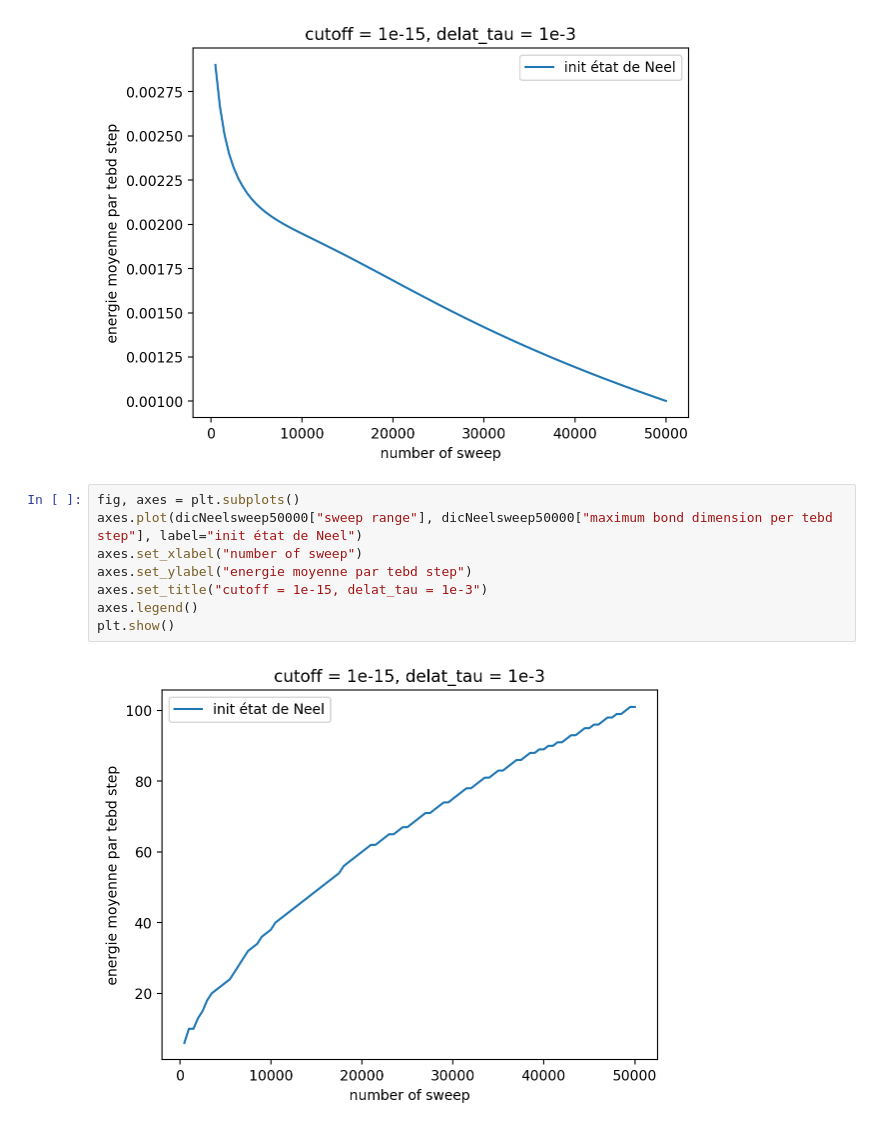
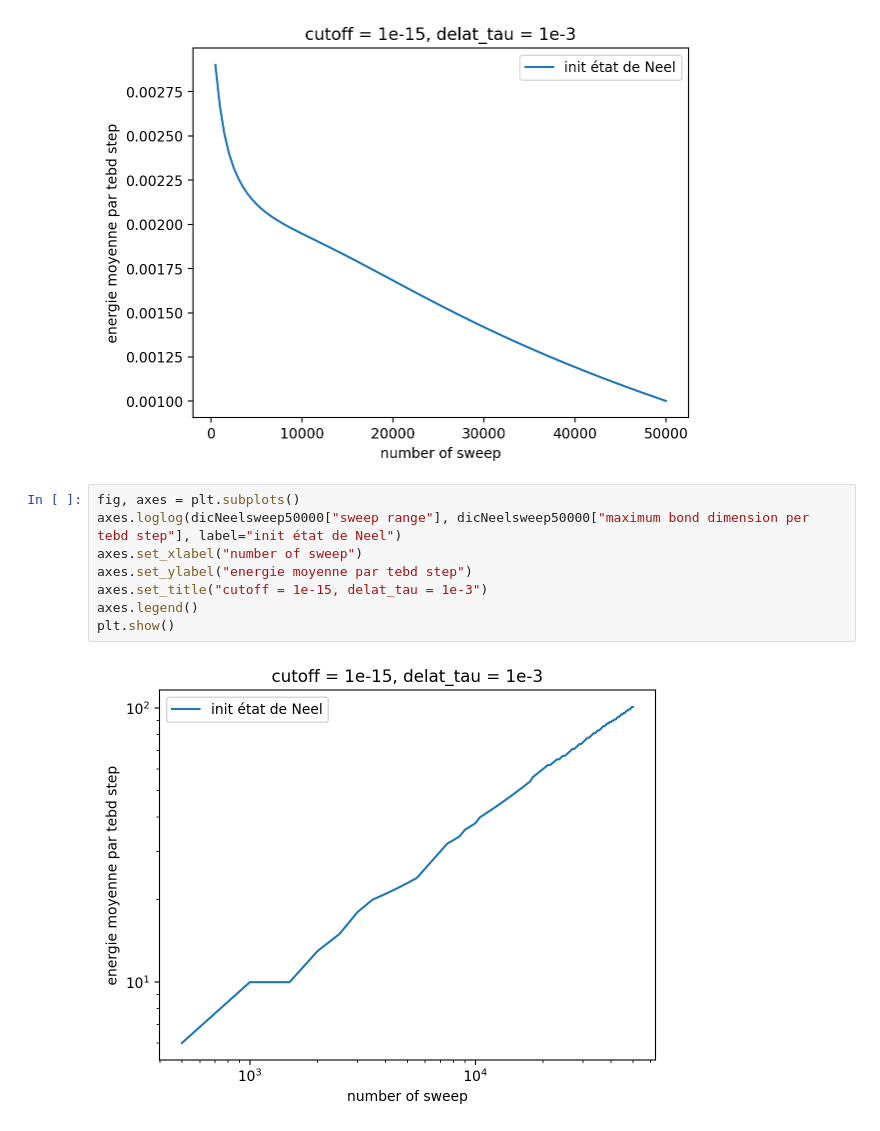
Before and after one commit to romanbeauvallet/Many-Body-Localization, a Jupyter notebook: analyse_simulations_julia/analysis.ipynb, the cells around one changed output. Drawn from its saved outputs; the diff is of its cells as text.

```diff
--- a/analyse_simulations_julia/analysis.ipynb
+++ b/analyse_simulations_julia/analysis.ipynb
@@ -257,11 +257,11 @@ plt.show()
 [figure]
 # %%
 fig, axes = plt.subplots()
-axes.plot(dicNeelsweep50000["sweep range"], dicNeelsweep50000["maximum bond dimension per tebd step"], label="init état de Neel")
+axes.loglog(dicNeelsweep50000["sweep range"], dicNeelsweep50000["maximum bond dimension per tebd step"], label="init état de Neel")
 axes.set_xlabel("number of sweep")
 axes.set_ylabel("energie moyenne par tebd step")
 axes.set_title("cutoff = 1e-15, delat_tau = 1e-3")
 axes.legend()
 plt.show()
 # %% [output]
-[figure, old version]
+[figure, new version]
```
Also changed, not shown: 4 other files.
